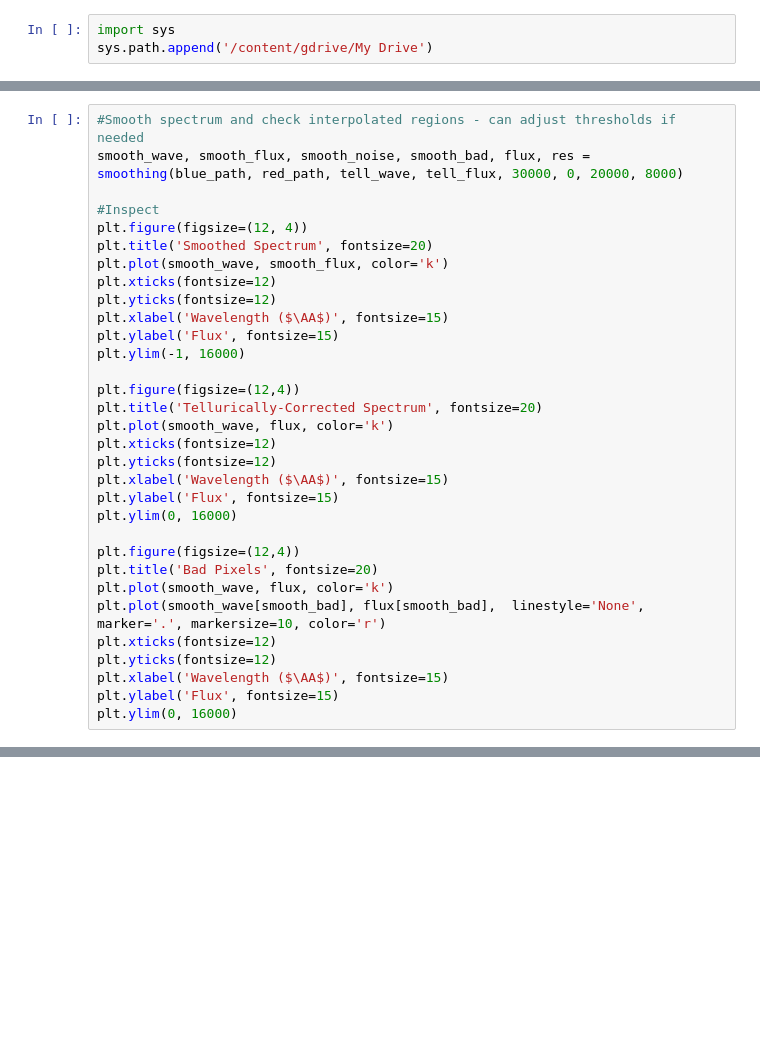
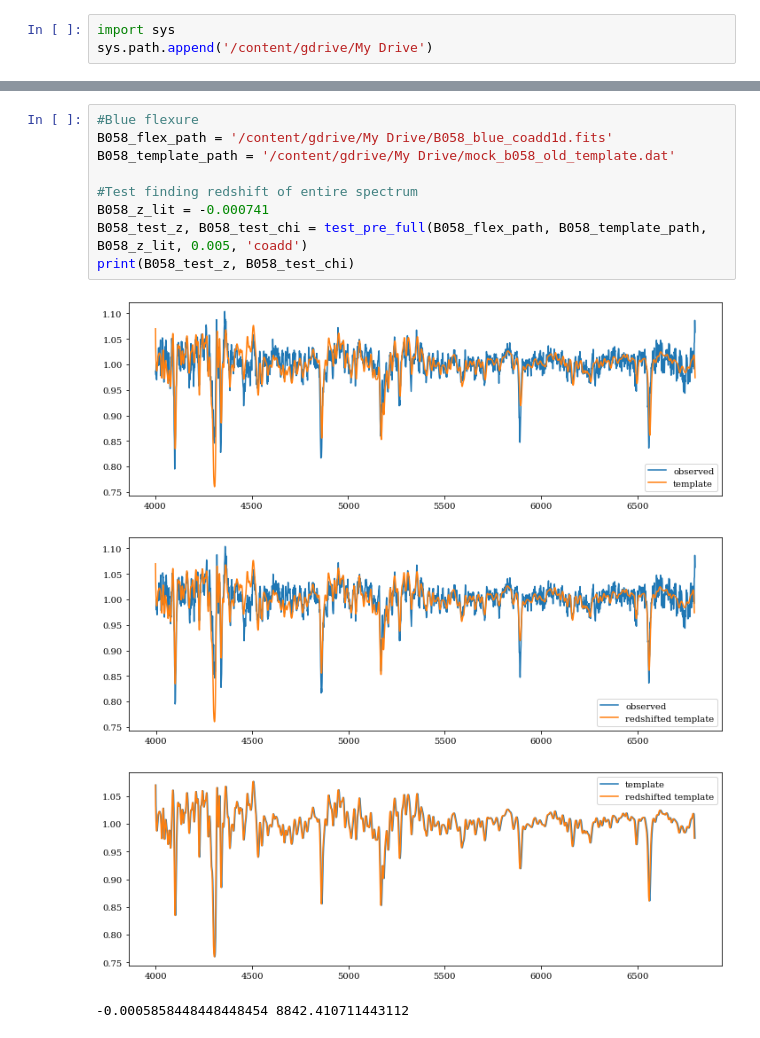
Before and after one commit to chloe-mt-cheng/imf_css, a Jupyter notebook: alf_inputs.ipynb, the cells around one changed output, grey strips where cells are left out. Cells and saved outputs as stored; diff of their text form; blank space fills up the shorter version.

Commit message:
Updated flexure and smoothing

```diff
--- a/alf_inputs.ipynb
+++ b/alf_inputs.ipynb
@@ -579,32 +8,0 @@ def smoothing(blue_path, red_path, tell_wave, tell_flux, hi, lo, mid, mid2):
-# %%
-#Smooth spectrum and check interpolated regions - can adjust thresholds if needed
-smooth_wave, smooth_flux, smooth_noise, smooth_bad, flux, res = smoothing(blue_path, red_path, tell_wave, tell_flux, 30000, 0, 20000, 8000)
-
-#Inspect
-plt.figure(figsize=(12, 4))
-plt.title('Smoothed Spectrum', fontsize=20)
-plt.plot(smooth_wave, smooth_flux, color='k')
-plt.xticks(fontsize=12)
-plt.yticks(fontsize=12)
-plt.xlabel('Wavelength ($\AA$)', fontsize=15)
-plt.ylabel('Flux', fontsize=15)
-plt.ylim(-1, 16000)
-
-plt.figure(figsize=(12,4))
-plt.title('Tellurically-Corrected Spectrum', fontsize=20)
-plt.plot(smooth_wave, flux, color='k')
-plt.xticks(fontsize=12)
-plt.yticks(fontsize=12)
-plt.xlabel('Wavelength ($\AA$)', fontsize=15)
-plt.ylabel('Flux', fontsize=15)
-plt.ylim(0, 16000)
-
-plt.figure(figsize=(12,4))
-plt.title('Bad Pixels', fontsize=20)
-plt.plot(smooth_wave, flux, color='k')
-plt.plot(smooth_wave[smooth_bad], flux[smooth_bad],  linestyle='None', marker='.', markersize=10, color='r')
-plt.xticks(fontsize=12)
-plt.yticks(fontsize=12)
-plt.xlabel('Wavelength ($\AA$)', fontsize=15)
-plt.ylabel('Flux', fontsize=15)
-plt.ylim(0, 16000)
@@ -638,0 +1119,14 @@ df
+# %%
+#Blue flexure
+B058_flex_path = '/content/gdrive/My Drive/B058_blue_coadd1d.fits'
+B058_template_path = '/content/gdrive/My Drive/mock_b058_old_template.dat'
+
+#Test finding redshift of entire spectrum
+B058_z_lit = -0.000741
+B058_test_z, B058_test_chi = test_pre_full(B058_flex_path, B058_template_path, B058_z_lit, 0.005, 'coadd')
+print(B058_test_z, B058_test_chi)
+# %% [output]
+[figure, added]
+[figure, added]
+[figure, added]
+-0.0005858448448448454 8842.410711443112
```
Also changed, not shown: parts of 40 cells of this notebook.
